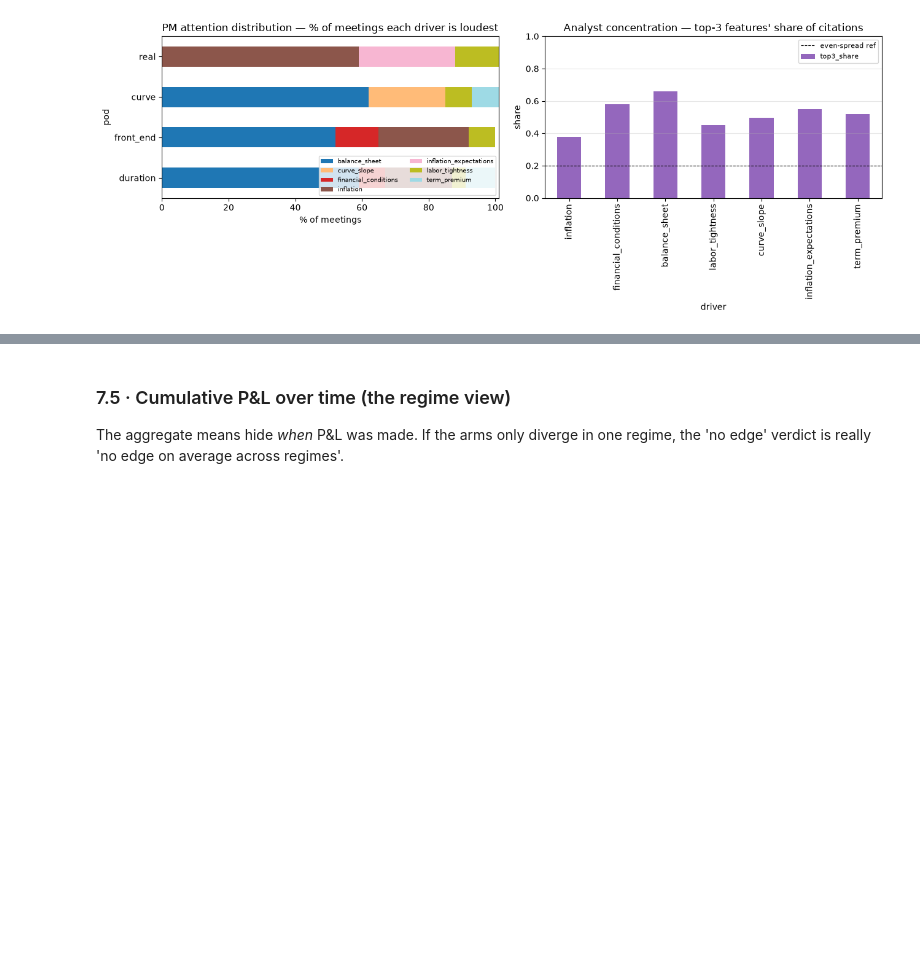
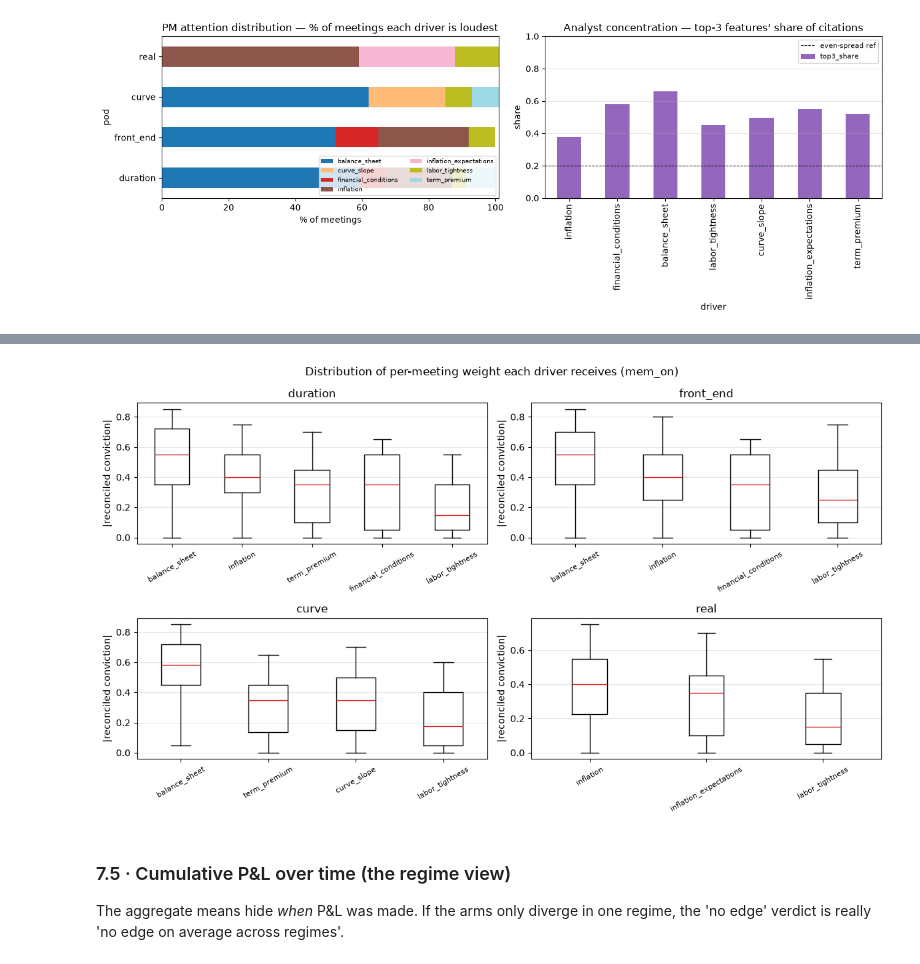
Before and after one commit to charishma005/Blackrock_UCB_MFE_Industry_Project, a Jupyter notebook: notebooks/pm_trade_evaluation.ipynb, the cells around one changed output, grey strips where cells are left out. Saved outputs shown, nothing was run; the diff lists cells and outputs as text; code cells hidden in the pictures; blank space fills up the shorter version.

```diff
--- a/notebooks/pm_trade_evaluation.ipynb
+++ b/notebooks/pm_trade_evaluation.ipynb
@@ -576,3 +580,22 @@ adist
+# %%
+# §7.4d · Per-meeting weight distribution, one box per driver, per pod (mem_on).
+fig, axes = plt.subplots(2, 2, figsize=(12, 7)); axes = axes.ravel()
+for ax, pod in zip(axes, PODS):
+    p = build_pm(pod, None); drv = list(p.listens_to); data = {d: [] for d in drv}
+    for line in open(f'../reports/pm/{pod}_mem_on.jsonl'):
+        r = json.loads(line)
+        if r.get('degraded'): continue
+        dv = (r.get('arbitrated') or {}).get('drivers') or {}
+        for d in drv:
+            if d in dv: data[d].append(abs(dv[d]))
+    order = sorted(drv, key=lambda d: -(np.median(data[d]) if data[d] else 0))
+    ax.boxplot([data[d] for d in order], showfliers=False, medianprops=dict(color='tab:red'))
+    ax.set_xticks(range(1, len(order) + 1)); ax.set_xticklabels(order, rotation=30, fontsize=8)
+    ax.set_title(pod); ax.set_ylabel('|reconciled conviction|'); ax.grid(axis='y', alpha=.3)
+fig.suptitle('Distribution of per-meeting weight each driver receives (mem_on)')
+plt.tight_layout()
+# %% [output]
+[figure, added]
 # %% [markdown]
 ### 7.5 · Cumulative P&L over time (the regime view)
 
```
Also changed, not shown: parts of 3 cells of this notebook.
